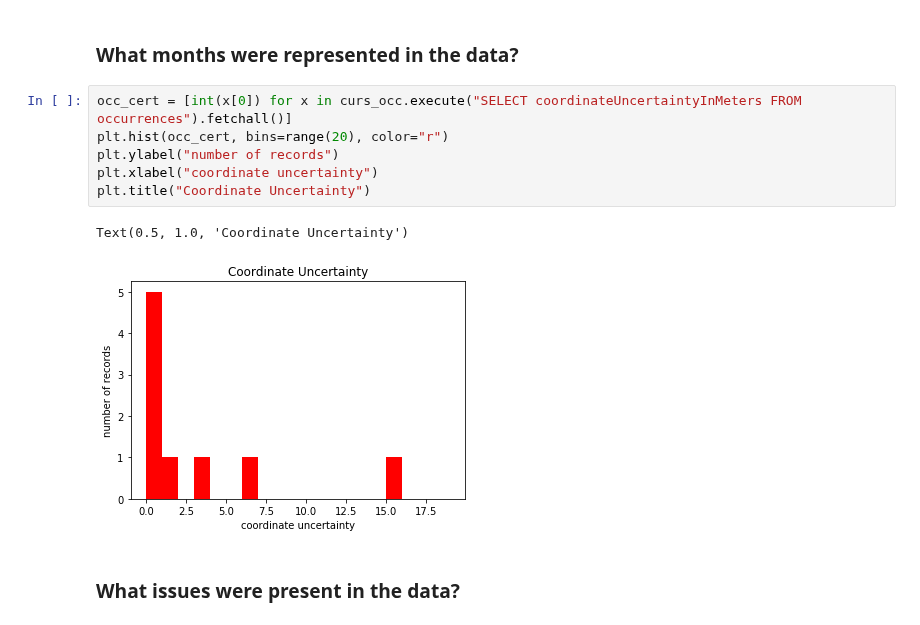
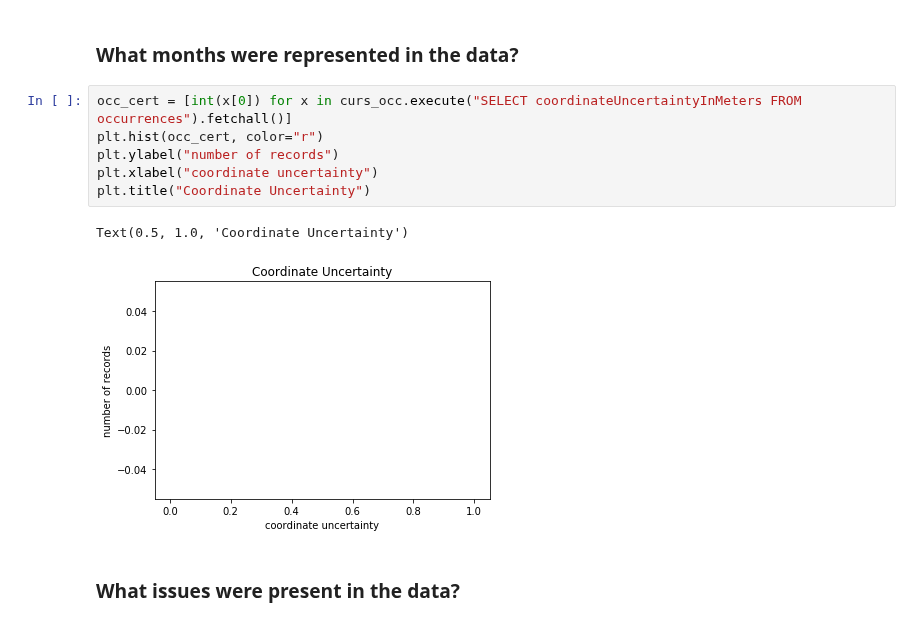
Before and after one commit to ncbirdconservation/NCBA, a Jupyter notebook: bYBCUx0 f001 r001.ipynb, the cells around one changed output. Cells and saved outputs as stored; diff of their text form.

```diff
--- a/bYBCUx0 f001 r001.ipynb
+++ b/bYBCUx0 f001 r001.ipynb
@@ -208,13 +206,13 @@ Text(0.5, 1.0, 'Occurrences per Month')
 ### What months were represented in the data?
 # %%
 occ_cert = [int(x[0]) for x in curs_occ.execute("SELECT coordinateUncertaintyInMeters FROM occurrences").fetchall()]
-plt.hist(occ_cert, bins=range(20), color="r")
+plt.hist(occ_cert, color="r")
 plt.ylabel("number of records")
 plt.xlabel("coordinate uncertainty")
 plt.title("Coordinate Uncertainty")
 # %% [output]
 Text(0.5, 1.0, 'Coordinate Uncertainty')
-[figure, old version]
+[figure, new version]
 # %% [markdown]
 ### What issues were present in the data?
 # %%
```
Also changed, not shown: parts of 2 cells of this notebook, 4 other files.
